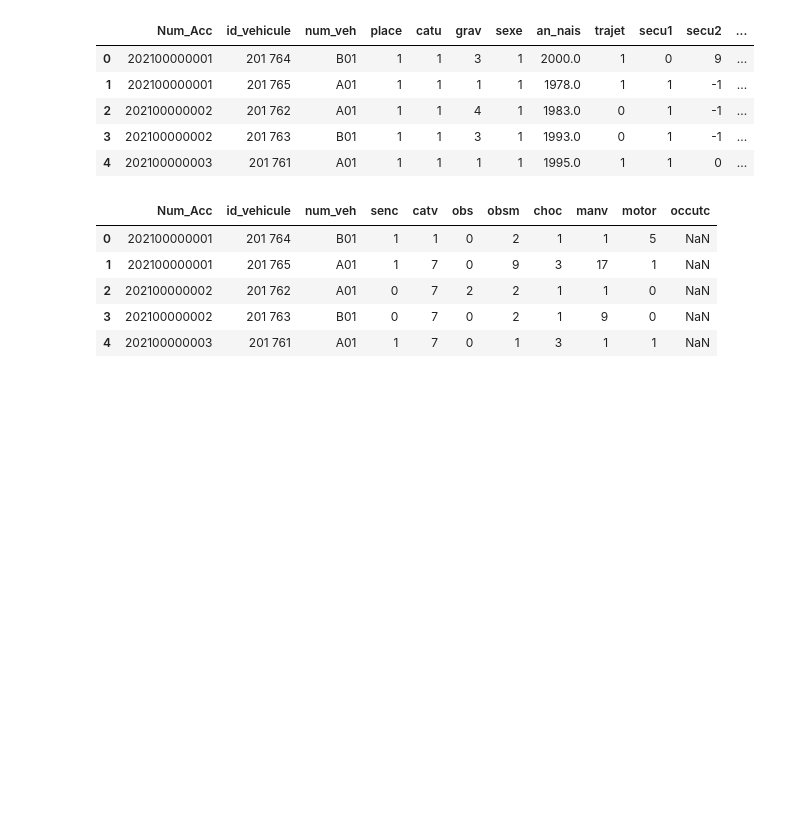
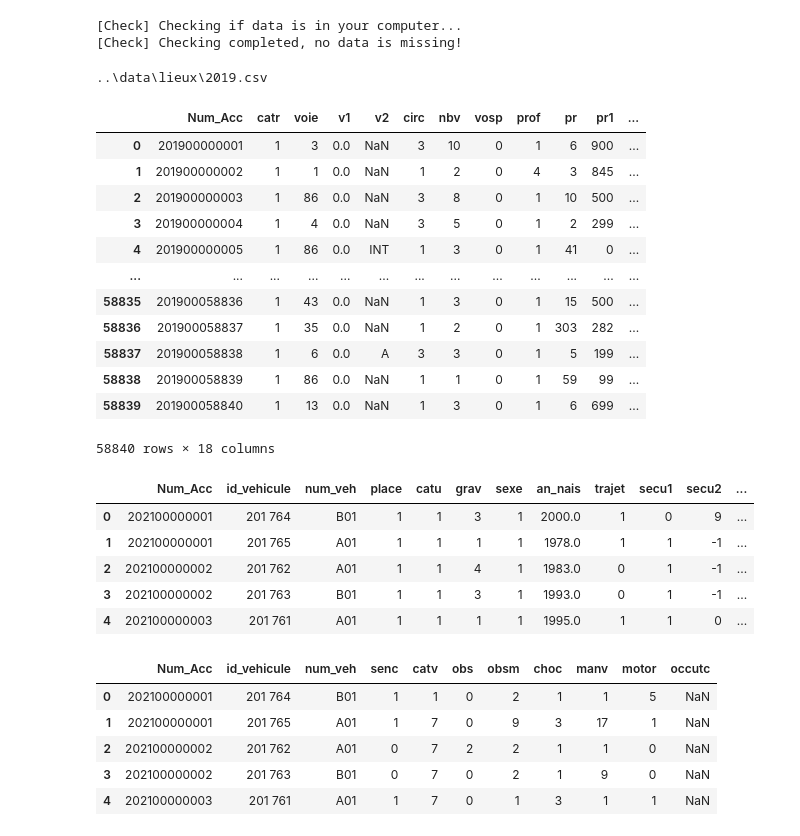
Before and after one commit to YoanGab/challenge_ia_accidentologie_velos, a Jupyter notebook: notebook/preprocess.ipynb, the cells around one changed output. Cells and saved outputs as stored; diff of their text form; code cells hidden in the pictures; blank space fills up the shorter version.

Commit message:
Create AccidentClass to download and use all files

```diff
--- a/notebook/preprocess.ipynb
+++ b/notebook/preprocess.ipynb
@@ -34,3 +99,25 @@ WARNING: Ignoring invalid distribution -illow (c:\users\pierr\appdata\local\prog
+# %%
+acc_data = AccidentData()
+# %% [output]
+[Check] Checking if data is in your computer...
+[Check] Checking completed, no data is missing!
+# %%
+acc_data.get_pd_file_from_year("lieux",2019)
+# %% [output]
+..\data\lieux\2019.csv
+|  | Num_Acc | catr | voie | v1 | v2 | circ | nbv | vosp | prof | pr | pr1 | ... |
+| 0 | 201900000001 | 1 | 3 | 0.0 | NaN | 3 | 10 | 0 | 1 | 6 | 900 | ... |
+| 1 | 201900000002 | 1 | 1 | 0.0 | NaN | 1 | 2 | 0 | 4 | 3 | 845 | ... |
+| 2 | 201900000003 | 1 | 86 | 0.0 | NaN | 3 | 8 | 0 | 1 | 10 | 500 | ... |
+| 3 | 201900000004 | 1 | 4 | 0.0 | NaN | 3 | 5 | 0 | 1 | 2 | 299 | ... |
+| 4 | 201900000005 | 1 | 86 | 0.0 | INT | 1 | 3 | 0 | 1 | 41 | 0 | ... |
+| ... | ... | ... | ... | ... | ... | ... | ... | ... | ... | ... | ... | ... |
+| 58835 | 201900058836 | 1 | 43 | 0.0 | NaN | 1 | 3 | 0 | 1 | 15 | 500 | ... |
+| 58836 | 201900058837 | 1 | 35 | 0.0 | NaN | 1 | 2 | 0 | 1 | 303 | 282 | ... |
+| 58837 | 201900058838 | 1 | 6 | 0.0 | A | 3 | 3 | 0 | 1 | 5 | 199 | ... |
+| 58838 | 201900058839 | 1 | 86 | 0.0 | NaN | 1 | 1 | 0 | 1 | 59 | 99 | ... |
+| 58839 | 201900058840 | 1 | 13 | 0.0 | NaN | 1 | 3 | 0 | 1 | 6 | 699 | ... |
+58840 rows × 18 columns
 # %%
 usagers = pd.read_csv('/Users/Pierr/Downloads/usagers-2021.csv', sep=";")
 vehicules = pd.read_csv('/Users/Pierr/Downloads/vehicules-2021.csv', sep=";")
```
Also changed, not shown: parts of 3 cells of this notebook, 1 other file.
